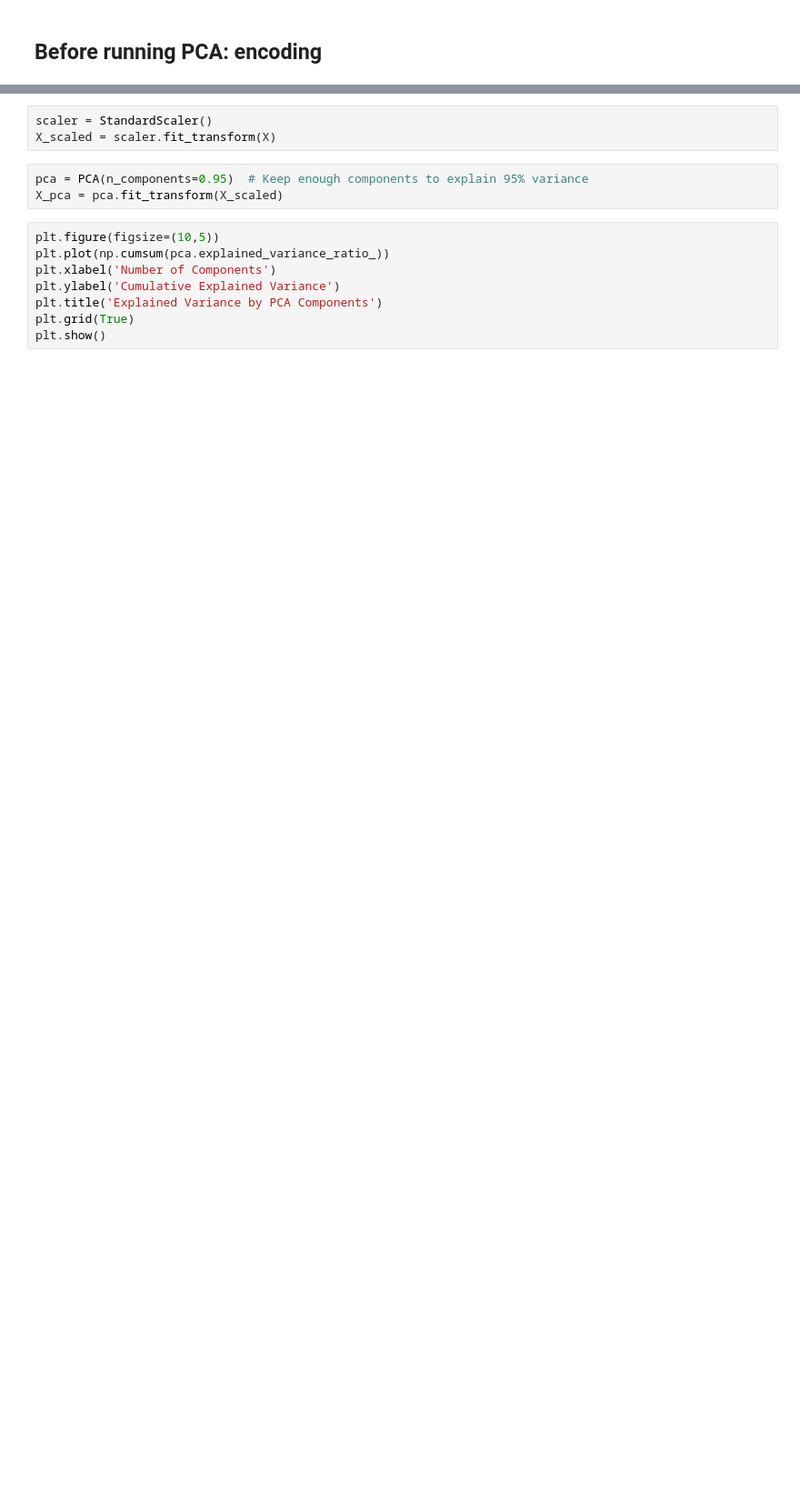
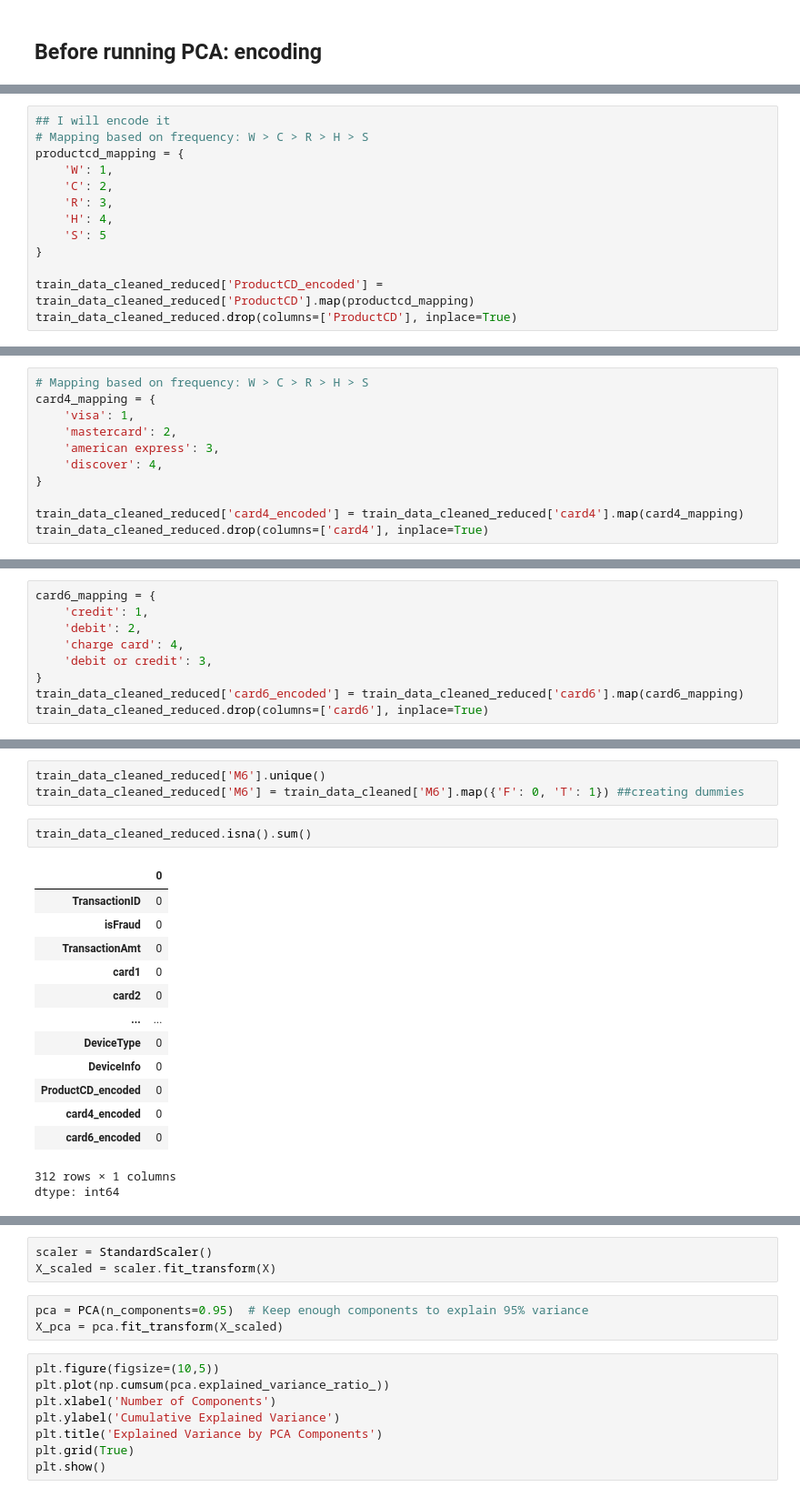
Before and after one commit to Summer99D/MLF_Final, a Jupyter notebook: MLF_final.ipynb, the cells around one changed output, grey strips where cells are left out. Shown at 91% size. Cells and saved outputs as stored; diff of their text form; blank space fills up the shorter version.

Commit message:
redoing cleaning(to match Jae's data)

```diff
--- a/MLF_final.ipynb
+++ b/MLF_final.ipynb
@@ -458,0 +394,13 @@ y = train_data_cleaned['isFraud']
+# %%
+## I will encode it
+# Mapping based on frequency: W > C > R > H > S
+productcd_mapping = {
+    'W': 1,
+    'C': 2,
+    'R': 3,
+    'H': 4,
+    'S': 5
+}
+
+train_data_cleaned_reduced['ProductCD_encoded'] = train_data_cleaned_reduced['ProductCD'].map(productcd_mapping)
+train_data_cleaned_reduced.drop(columns=['ProductCD'], inplace=True)
@@ -458,0 +421,11 @@ y = train_data_cleaned['isFraud']
+# %%
+# Mapping based on frequency: W > C > R > H > S
+card4_mapping = {
+    'visa': 1,
+    'mastercard': 2,
+    'american express': 3,
+    'discover': 4,
+}
+
+train_data_cleaned_reduced['card4_encoded'] = train_data_cleaned_reduced['card4'].map(card4_mapping)
+train_data_cleaned_reduced.drop(columns=['card4'], inplace=True)
@@ -458,0 +446,9 @@ y = train_data_cleaned['isFraud']
+# %%
+card6_mapping = {
+    'credit': 1,
+    'debit': 2,
+    'charge card': 4,
+    'debit or credit': 3,
+}
+train_data_cleaned_reduced['card6_encoded'] = train_data_cleaned_reduced['card6'].map(card6_mapping)
+train_data_cleaned_reduced.drop(columns=['card6'], inplace=True)
@@ -458,0 +472,20 @@ y = train_data_cleaned['isFraud']
+# %%
+train_data_cleaned_reduced['M6'].unique()
+train_data_cleaned_reduced['M6'] = train_data_cleaned['M6'].map({'F': 0, 'T': 1}) ##creating dummies
+# %%
+train_data_cleaned_reduced.isna().sum()
+# %% [output]
+|  | 0 |
+| TransactionID | 0 |
+| isFraud | 0 |
+| TransactionAmt | 0 |
+| card1 | 0 |
+| card2 | 0 |
+| ... | ... |
+| DeviceType | 0 |
+| DeviceInfo | 0 |
+| ProductCD_encoded | 0 |
+| card4_encoded | 0 |
+| card6_encoded | 0 |
+312 rows × 1 columns
+dtype: int64
```
Also changed, not shown: parts of 61 cells of this notebook.
